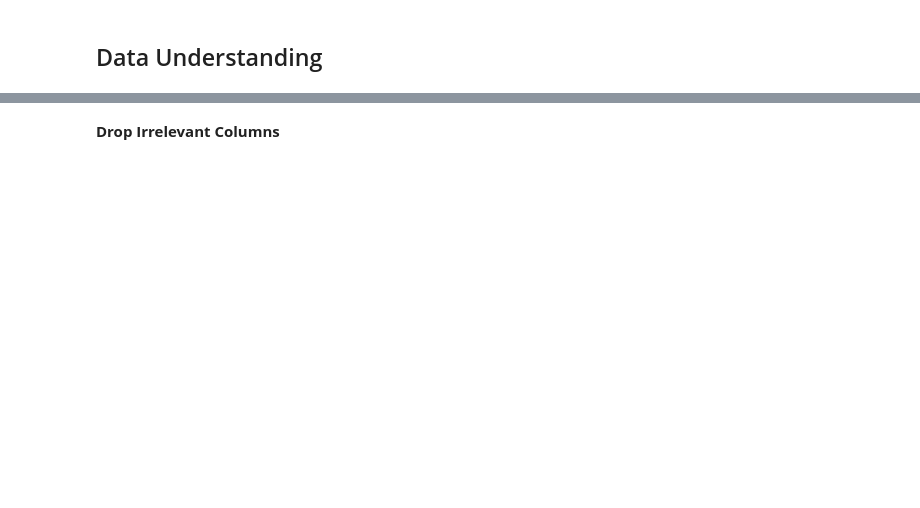
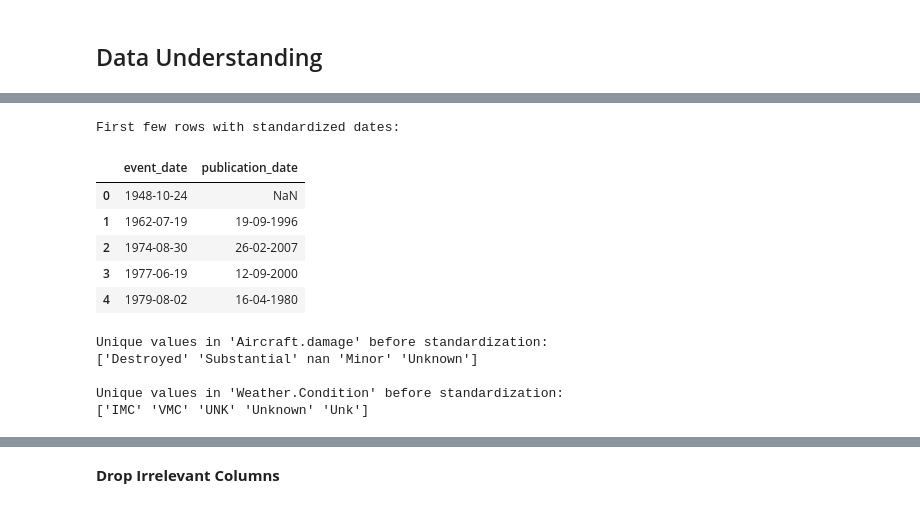
Before and after one commit to blexolonde/dsc-phase-1-project, a Jupyter notebook: Aviation.ipynb, the cells around one changed output, grey strips where cells are left out. Cells and saved outputs as stored; diff of their text form; code cells hidden in the pictures; blank space fills up the shorter version.

```diff
--- a/Aviation.ipynb
+++ b/Aviation.ipynb
@@ -155,0 +212,4 @@ display(df.head())
+# %%
+# Impute missing values for injury counts with 0 (if it represents no injuries)
+injury_columns = ['total_fatal_injuries', 'total_serious_injuries', 'total_minor_injuries', 'total_uninjured']
+df[injury_columns] = df[injury_columns].fillna(0)
@@ -155,0 +221,16 @@ display(df.head())
+# %%
+# Convert 'Event.Date' and 'Publication.Date' to datetime formats
+df['Event.Date'] = pd.to_datetime(df['event_date'], errors='coerce')
+df['Publication.Date'] = pd.to_datetime(df['publication_date'], errors='coerce')
+
+# Display the first few rows to check the conversion
+print("First few rows with standardized dates:")
+display(df[['event_date', 'publication_date']].head())
+# %% [output]
+First few rows with standardized dates:
+|  | event_date | publication_date |
+| 0 | 1948-10-24 | NaN |
+| 1 | 1962-07-19 | 19-09-1996 |
+| 2 | 1974-08-30 | 26-02-2007 |
+| 3 | 1977-06-19 | 12-09-2000 |
+| 4 | 1979-08-02 | 16-04-1980 |
@@ -155,0 +240,12 @@ display(df.head())
+# %%
+# Display unique values before standardization
+print("Unique values in 'Aircraft.damage' before standardization:")
+print(df['aircraft_damage'].unique())
+print("\nUnique values in 'Weather.Condition' before standardization:")
+print(df['weather_condition'].unique())
+# %% [output]
+Unique values in 'Aircraft.damage' before standardization:
+['Destroyed' 'Substantial' nan 'Minor' 'Unknown']
+
+Unique values in 'Weather.Condition' before standardization:
+['IMC' 'VMC' 'UNK' 'Unknown' 'Unk']
```
Also changed, not shown: parts of 23 cells of this notebook.
